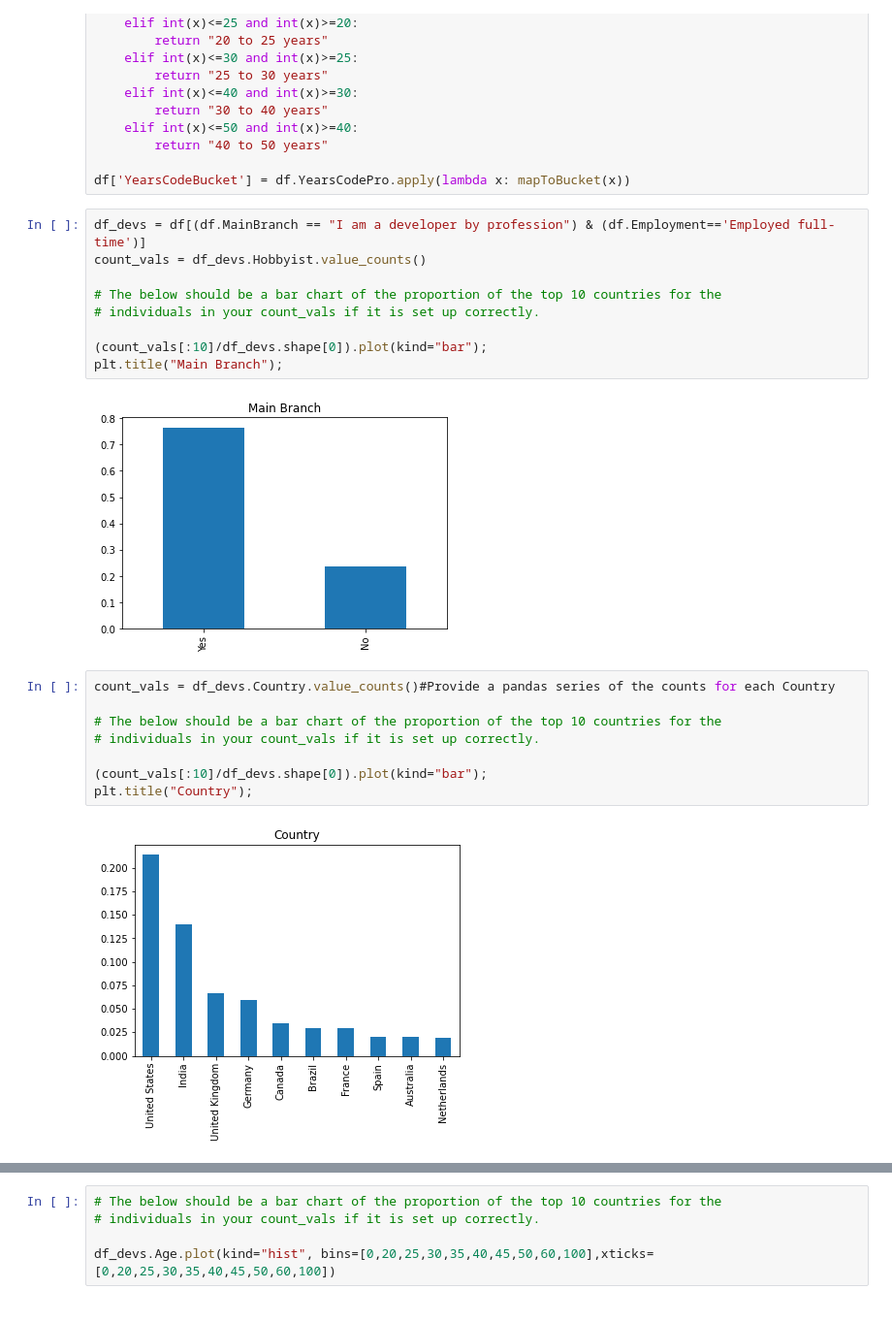
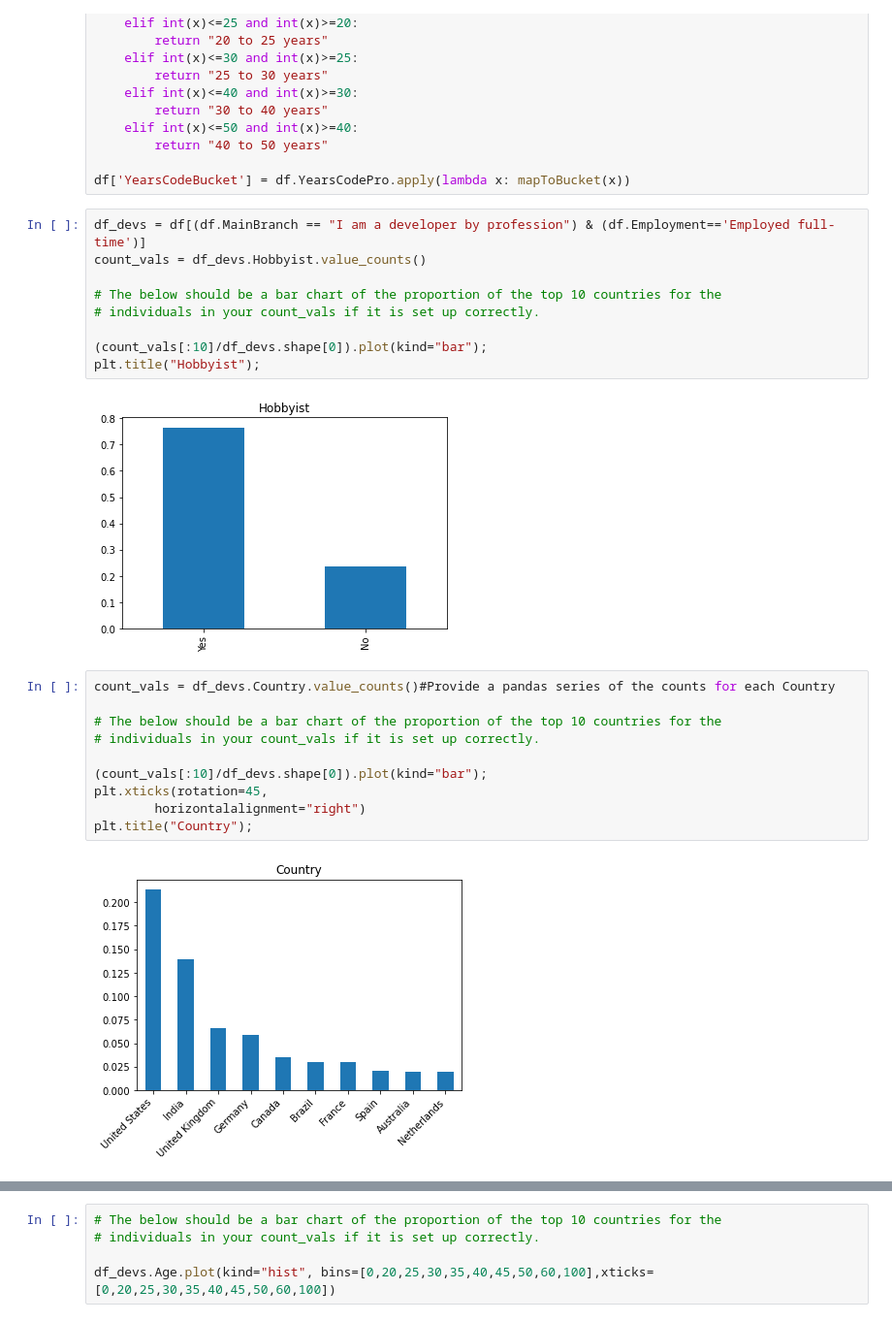
Before and after one commit to abhinavrohatgi30/stackoverflow-2020-dev-survey-analysis, a Jupyter notebook: StackOverFlow-Survey-Analysis.ipynb, the cells around one changed output, grey strips where cells are left out. Shown at 97% size. Saved outputs shown, nothing was run; the diff lists cells and outputs as text.

```diff
--- a/StackOverFlow-Survey-Analysis.ipynb
+++ b/StackOverFlow-Survey-Analysis.ipynb
@@ -160,14 +164,14 @@ df['YearsCodeBucket'] = df.YearsCodePro.apply(lambda x: mapToBucket(x))
 # %%
 df_devs = df[(df.MainBranch == "I am a developer by profession") & (df.Employment=='Employed full-time')]
 count_vals = df_devs.Hobbyist.value_counts()
 
 # The below should be a bar chart of the proportion of the top 10 countries for the
 # individuals in your count_vals if it is set up correctly.
 
 (count_vals[:10]/df_devs.shape[0]).plot(kind="bar");
-plt.title("Main Branch");
+plt.title("Hobbyist");
 # %% [output]
-[figure, old version]
+[figure, new version]
 # %%
 count_vals = df_devs.Country.value_counts()#Provide a pandas series of the counts for each Country
 
@@ -175,9 +179,11 @@ count_vals = df_devs.Country.value_counts()#Provide a pandas series of the count
 # individuals in your count_vals if it is set up correctly.
 
 (count_vals[:10]/df_devs.shape[0]).plot(kind="bar");
+plt.xticks(rotation=45,
+        horizontalalignment="right")
 plt.title("Country");
 # %% [output]
-[figure, old version]
+[figure, new version]
 # %%
 count_vals = df_devs.Gender.value_counts()#Provide a pandas series of the counts for each Country
 
```
Also changed, not shown: parts of 13 cells of this notebook.
